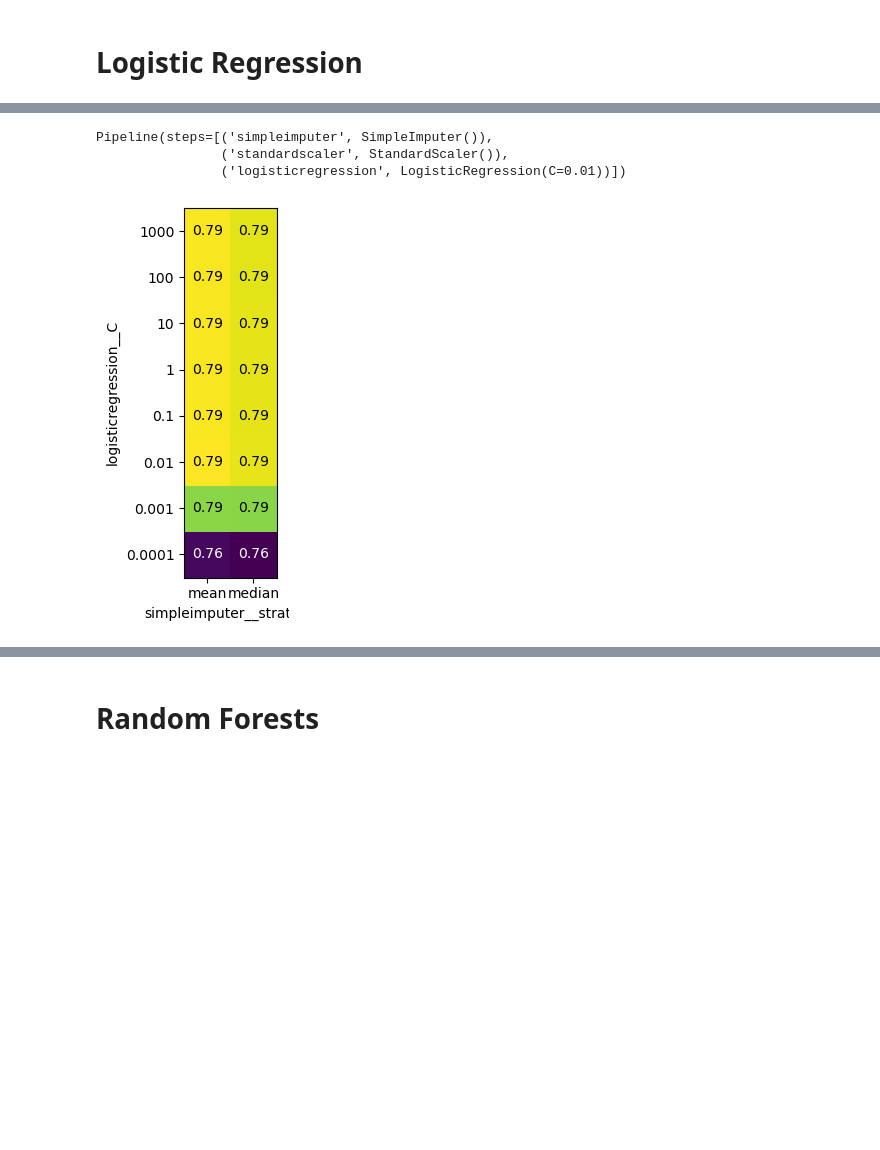
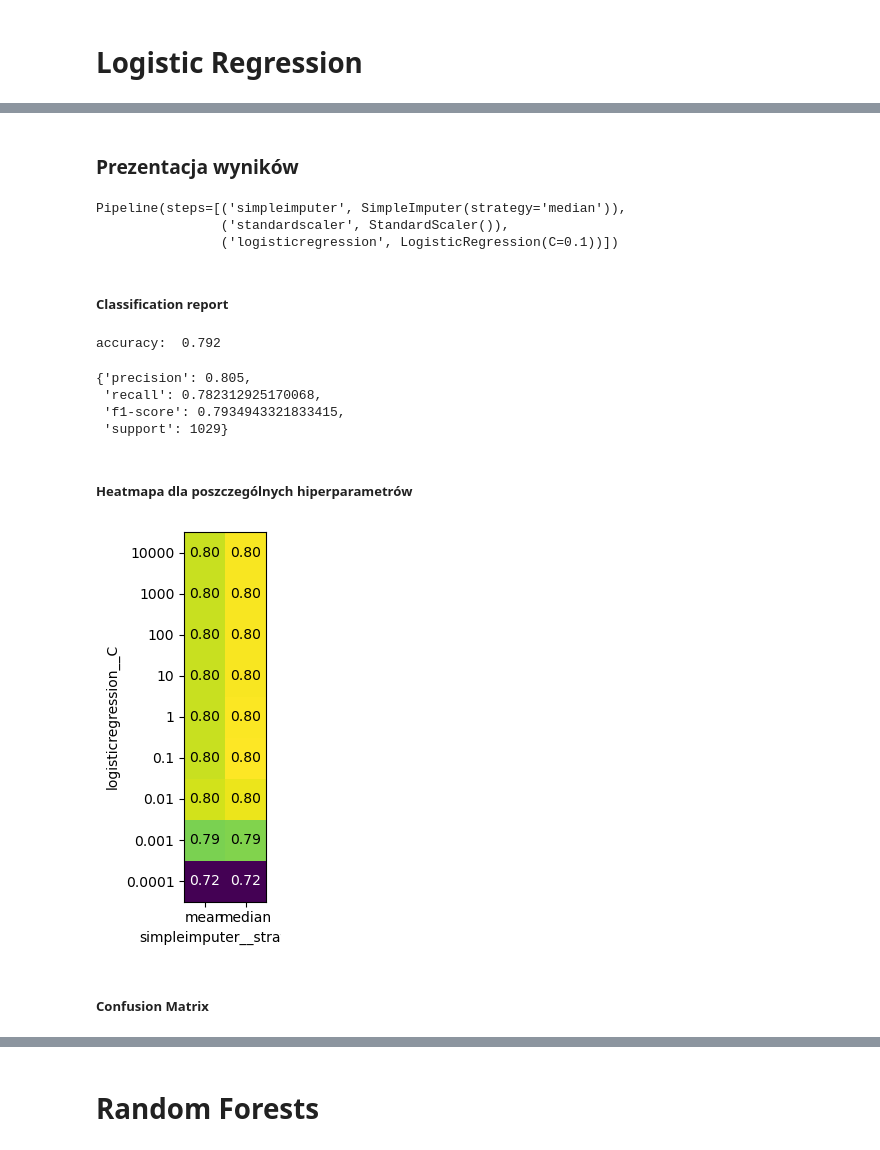
Before and after one commit to kacpermarzol/PSI-projekt, a Jupyter notebook: projekt.ipynb, the cells around one changed output, grey strips where cells are left out. Saved outputs shown, nothing was run; the diff lists cells and outputs as text; code cells hidden in the pictures; blank space fills up the shorter version.

```diff
--- a/projekt.ipynb
+++ b/projekt.ipynb
@@ -8,5 +9,6 @@ https://www.kaggle.com/datasets/abdullahorzan/moodify-dataset
 import pandas as pd
 
 data = pd.read_csv("data/278k_labelled_uri.csv")
-data=data.iloc[:139000, :]
-print(data.shape)
+data=data.iloc[:30000, :]
+
+# Wybieramy próbkę o liczebności 30000, by skrócić czas uczenia
@@ -45,8 +63,8 @@ Name: labels, dtype: int64
 # %% [markdown]
 Usuniemy zbędne kolumny, "uri", ponieważ URL piosenki nie jest potrzebny oraz dwie pierwsze kolumny
 # %%
-cols=["Unnamed: 0.1", "Unnamed: 0","uri"]
-data=data.drop(cols ,axis=1)
+cols_to_drop=["Unnamed: 0.1", "Unnamed: 0","uri"]
+data=data.drop(cols_to_drop ,axis=1)
 # %%
 data.head()
 # %% [output]
@@ -153,12 +222,10 @@ def test (model, param_grid_):
 # %%
-from sklearn.linear_model import LogisticRegression
-
 logistic=LogisticRegression()
 
 param_grid={
     'simpleimputer__strategy': ['mean', 'median'],
-    "logisticregression__C": [0.0001,0.001,0.01,0.1,1,10,100,1000]
-}
+    "logisticregression__C": [0.0001,0.001,0.01,0.1,1,10,100,1000,10000]
+    }
 
 logistic, scores = test(logistic, param_grid)
 
@@ -196,13 +238,35 @@ def heatmap(values, xlabel, ylabel, xticklabels, yticklabels, cmap=None,
+# %% [markdown]
+### Prezentacja wyników
+# %%
+print(logistic)
+# %% [output]
+Pipeline(steps=[('simpleimputer', SimpleImputer(strategy='median')),
+                ('standardscaler', StandardScaler()),
+                ('logisticregression', LogisticRegression(C=0.1))])
+# %% [markdown]
+##### Classification report
+# %%
+print("accuracy: " , accuracy[-1])
+cr= classification_report(y_val, y_pred,  output_dict=True)
+cr['0']
+# %% [output]
+accuracy:  0.792
+{'precision': 0.805,
+ 'recall': 0.782312925170068,
+ 'f1-score': 0.7934943321833415,
+ 'support': 1029}
+# %% [markdown]
+##### Heatmapa dla poszczególnych hiperparametrów
 # %%
-print(logistic)
-scores = np.array(results.mean_test_score).reshape(8, 2, 1)
+scores = np.array(results.mean_test_score).reshape(9, 2, 1)
 scores = scores[:,:,0]
-# plot the mean cross-validation scores
-heatmap(scores, xlabel='simpleimputer__strategy', xticklabels=param_grid['simpleimputer__strategy'], ylabel='logisticregression__C', yticklabels=param_grid['logisticregression__C'], cmap="viridis")
+
+heatmap(scores, xlabel='simpleimputer__strategy', xticklabels=param_grid['simpleimputer__strategy'],
+        ylabel='logisticregression__C', yticklabels=param_grid['logisticregression__C'], cmap="viridis")
+
 plt.show()
 # %% [output]
-Pipeline(steps=[('simpleimputer', SimpleImputer()),
-                ('standardscaler', StandardScaler()),
-                ('logisticregression', LogisticRegression(C=0.01))])
-[figure, old version]
+[figure, new version]
+# %% [markdown]
+##### Confusion Matrix
 # %%
```
Also changed, not shown: parts of 92 cells of this notebook.
